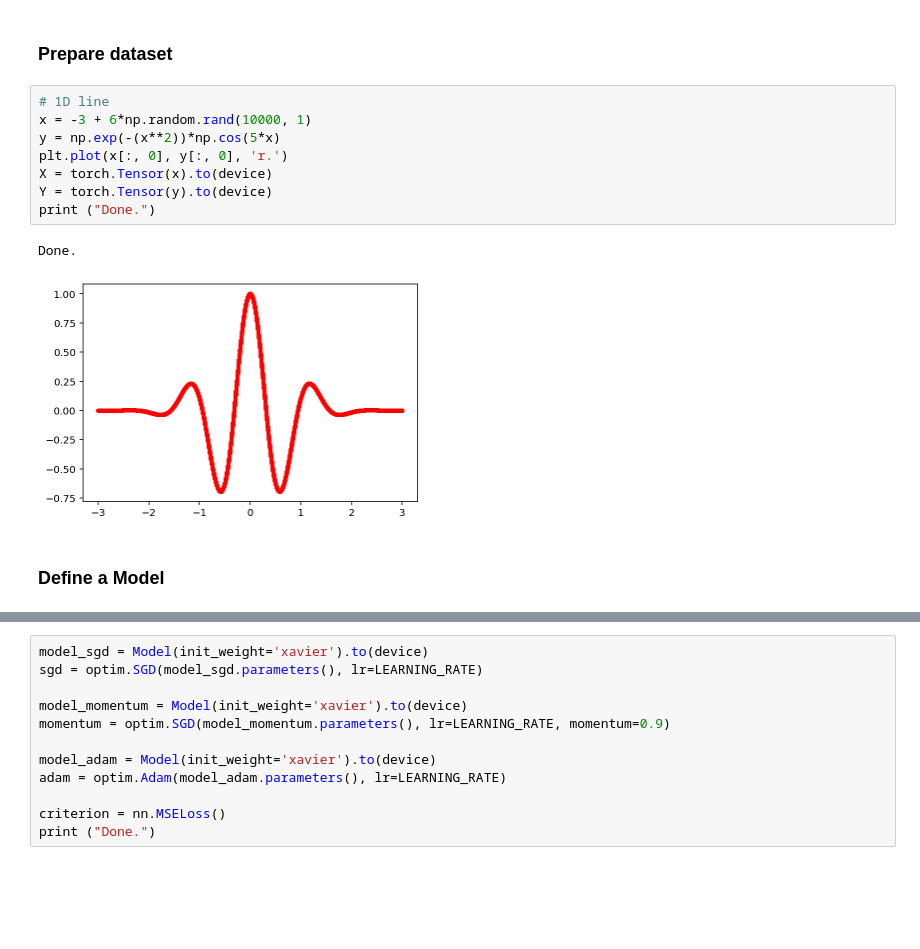
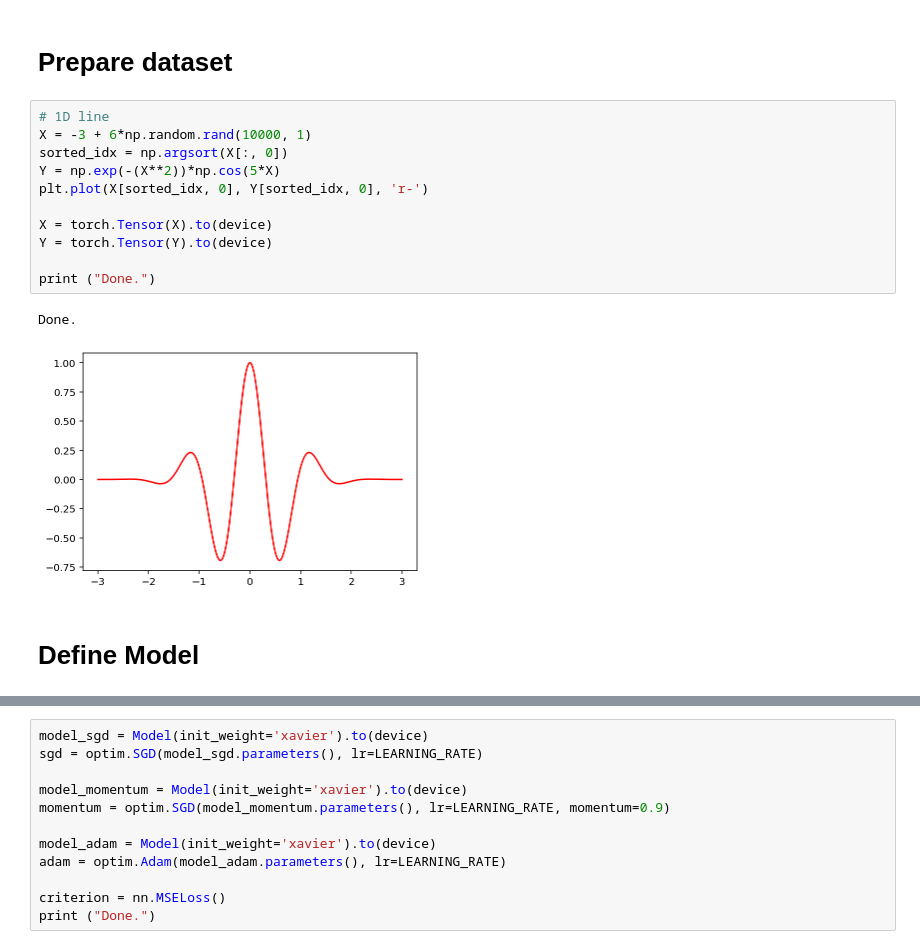
Before and after one commit to jjerry-k/tc_practice, a Jupyter notebook: 02_Optimizer.ipynb, the cells around one changed output, grey strips where cells are left out. Saved outputs shown, nothing was run; the diff lists cells and outputs as text; blank space fills up the shorter version.

```diff
--- a/02_Optimizer.ipynb
+++ b/02_Optimizer.ipynb
@@ -26,18 +27,21 @@ print ("Done.")
 # %% [output]
 Done.
 # %% [markdown]
-### Prepare dataset
+# Prepare dataset
 # %%
 # 1D line
-x = -3 + 6*np.random.rand(10000, 1)
-y = np.exp(-(x**2))*np.cos(5*x)
-plt.plot(x[:, 0], y[:, 0], 'r.')
-X = torch.Tensor(x).to(device)
-Y = torch.Tensor(y).to(device)
+X = -3 + 6*np.random.rand(10000, 1)
+sorted_idx = np.argsort(X[:, 0])
+Y = np.exp(-(X**2))*np.cos(5*X)
+plt.plot(X[sorted_idx, 0], Y[sorted_idx, 0], 'r-')
+
+X = torch.Tensor(X).to(device)
+Y = torch.Tensor(Y).to(device)
+
 print ("Done.")
 # %% [output]
 Done.
-[figure, old version]
+[figure, new version]
 # %% [markdown]
-### Define a Model
+# Define Model
 # %%
```
Also changed, not shown: parts of 10 cells of this notebook.
